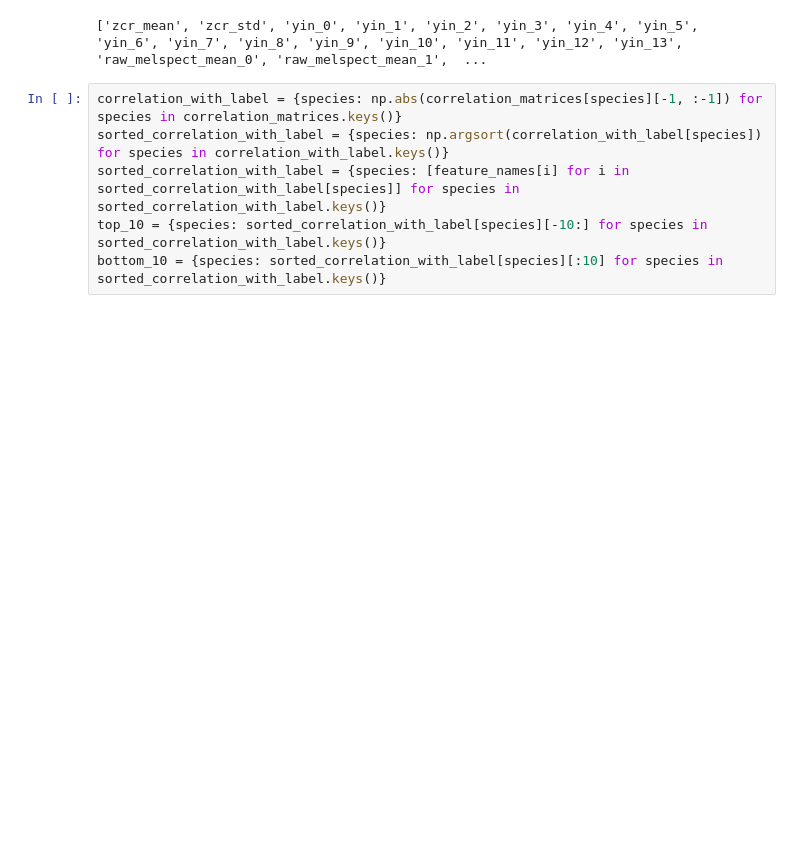
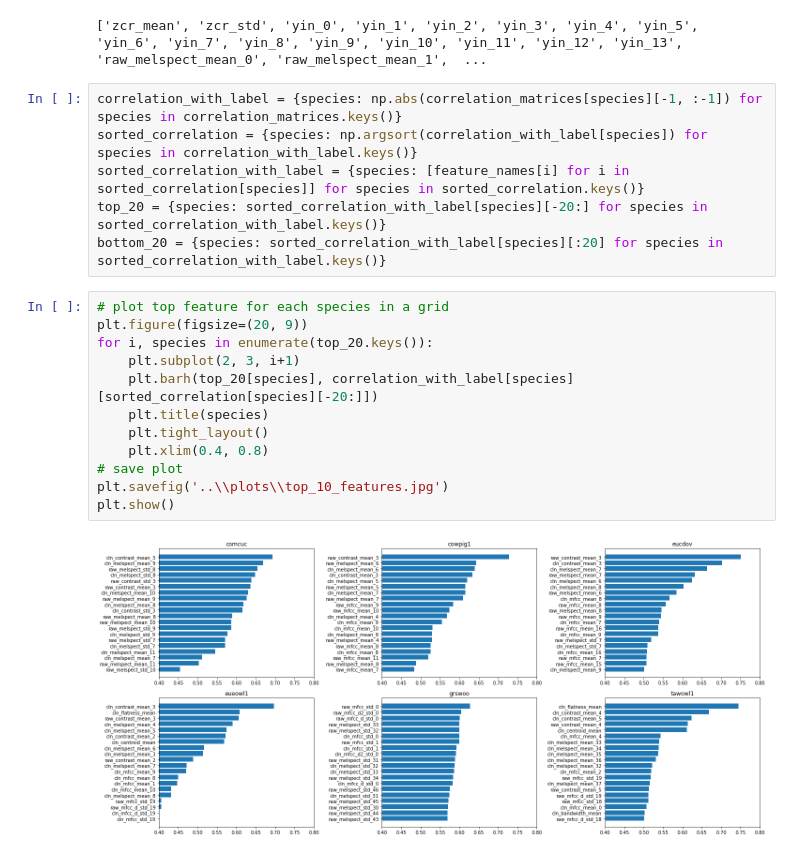
Before and after one commit to th3lias/mlpc2023, a Jupyter notebook: Notebooks/feature_importance.ipynb, the cells around one changed output. Drawn from its saved outputs; the diff is of its cells as text; blank space fills up the shorter version.

```diff
--- a/Notebooks/feature_importance.ipynb
+++ b/Notebooks/feature_importance.ipynb
@@ -96,8 +96,22 @@ print(feature_names)
 ['zcr_mean', 'zcr_std', 'yin_0', 'yin_1', 'yin_2', 'yin_3', 'yin_4', 'yin_5', 'yin_6', 'yin_7', 'yin_8', 'yin_9', 'yin_10', 'yin_11', 'yin_12', 'yin_13', 'raw_melspect_mean_0', 'raw_melspect_mean_1',  ...
 # %%
 correlation_with_label = {species: np.abs(correlation_matrices[species][-1, :-1]) for species in correlation_matrices.keys()}
-sorted_correlation_with_label = {species: np.argsort(correlation_with_label[species]) for species in correlation_with_label.keys()}
-sorted_correlation_with_label = {species: [feature_names[i] for i in sorted_correlation_with_label[species]] for species in sorted_correlation_with_label.keys()}
-top_10 = {species: sorted_correlation_with_label[species][-10:] for species in sorted_correlation_with_label.keys()}
-bottom_10 = {species: sorted_correlation_with_label[species][:10] for species in sorted_correlation_with_label.keys()}
+sorted_correlation = {species: np.argsort(correlation_with_label[species]) for species in correlation_with_label.keys()}
+sorted_correlation_with_label = {species: [feature_names[i] for i in sorted_correlation[species]] for species in sorted_correlation.keys()}
+top_20 = {species: sorted_correlation_with_label[species][-20:] for species in sorted_correlation_with_label.keys()}
+bottom_20 = {species: sorted_correlation_with_label[species][:20] for species in sorted_correlation_with_label.keys()}
+# %%
+# plot top feature for each species in a grid
+plt.figure(figsize=(20, 9))
+for i, species in enumerate(top_20.keys()):
+    plt.subplot(2, 3, i+1)
+    plt.barh(top_20[species], correlation_with_label[species][sorted_correlation[species][-20:]])
+    plt.title(species)
+    plt.tight_layout()
+    plt.xlim(0.4, 0.8)
+# save plot
+plt.savefig('..\\plots\\top_10_features.jpg')
+plt.show()
+# %% [output]
+[figure, added]
 # %%
```
Also changed, not shown: parts of 8 cells of this notebook, 24 other files.
